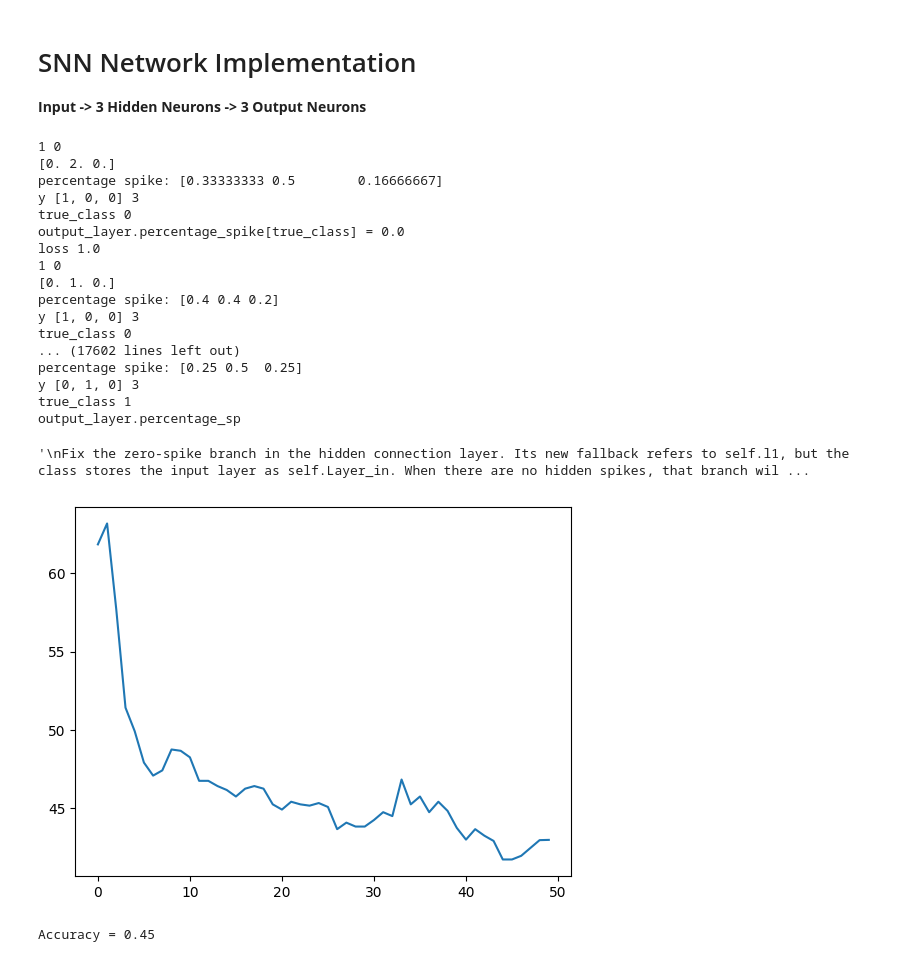
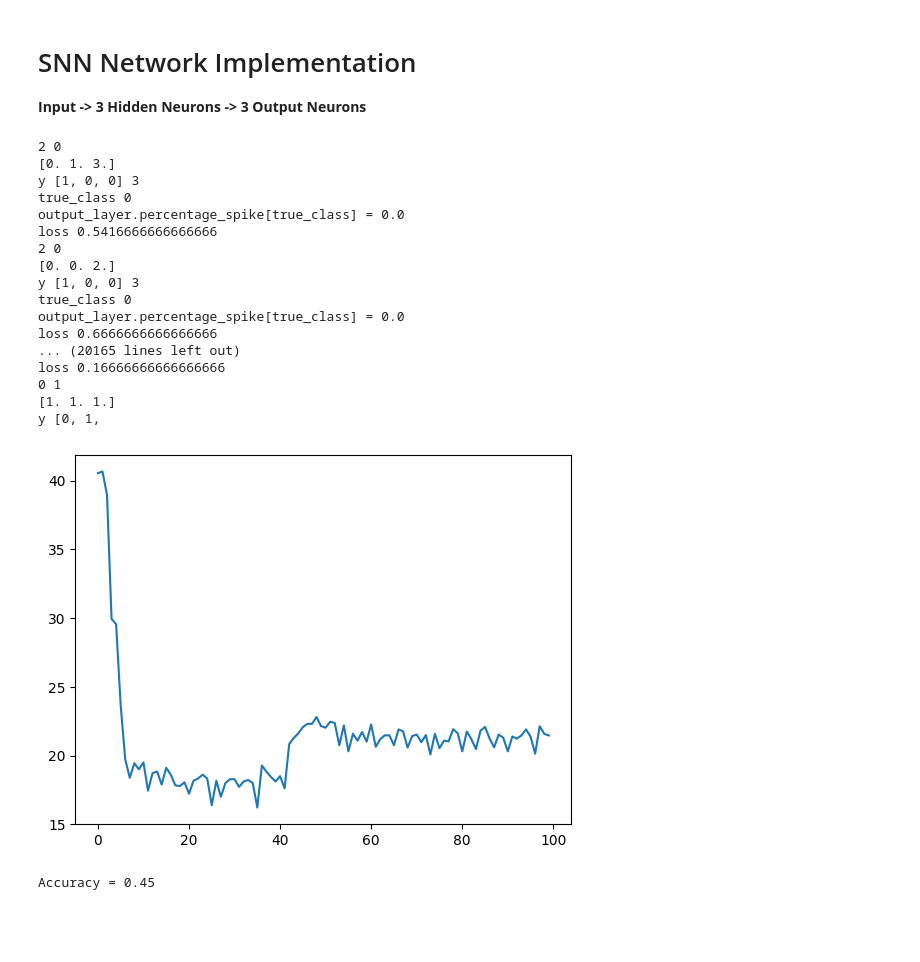
Before and after one commit to kadgitub7/LIF-based-SNN-on-FPGA, a Jupyter notebook: SNN_Custom_Model.ipynb, the cells around one changed output. Saved outputs shown, nothing was run; the diff lists cells and outputs as text; code cells hidden in the pictures; blank space fills up the shorter version.

Commit message:
fully updated training and many small bugs

```diff
--- a/SNN_Custom_Model.ipynb
+++ b/SNN_Custom_Model.ipynb
@@ -107,14 +107,14 @@ Testing Data
 
 class Spike_neuron():
     def __init__(self, weights, decay_c, fire_thresh, cooldown_thresh):
-        self.potential = 0                      # Current Potential in the Neuron Body
+        self.potential = 0.0                    # Current Potential in the Neuron Body
         self.weights = weights                  # Weights for each input from previous layer
         self.decay_c = decay_c                  # Decay constant which represents how fast the potential drops back to resting
         self.fire_thresh = fire_thresh          # Threshold at which the neuron fires to the next neurons in the next layer
         self.output = 0                         # Output signal of this neuron(firing signal)
         self.cooldown_thresh = cooldown_thresh  # Cooldown timer, usually brain neurons after firing have a set period for which they cannot fire
         self.counter = 0                        # The counter to enforce this timing delay between subsequent spikes
-        self.spike_input_corr = np.zeros(3)
+        self.spike_input_corr = np.zeros(len(self.weights))
 
     def accumulate(self, inputs):
         self.output = 0
@@ -125,7 +125,7 @@ class Spike_neuron():
             self.output = 0
             self.counter -= 1
         else:
-            potential_gain = self.weights @ inputs.T
+            potential_gain = float(self.weights @ inputs.T)
             self.potential += potential_gain
             if(self.potential >= self.fire_thresh):
                 self.spike_input_corr += inputs[0]
@@ -139,14 +139,14 @@ class Spike_neuron():
     def fire(self):
         # Firing involves setting the output to 1, setting potential back to 0, and setting a counter for cooldown
         self.output = 1
-        self.potential = np.array([0])
+        self.potential = 0.0
         self.counter = self.cooldown_thresh
 
     def reset_state(self):
         self.potential = 0
         self.output = 0
         self.counter = 0
-        self.spike_input_corr = np.zeros(3)
+        self.spike_input_corr = np.zeros(len(self.weights))
 # %%
 class Spike_Layer():
     def __init__(self, num_neuron, weights_v, decay_c_v, fire_thresh_v, cooldown_thresh_v):
@@ -303,7 +310,8 @@ def Training_Changes(connect_layers, output_layer, y):
 **Input -> 3 Hidden Neurons -> 3 Output Neurons**
 # %%
 # Initial weights and parameters
-weights = [[[3, 3, 3], [2, 2, 2], [1, 1, 1]], [[1, 1, 1], [3, 3, 3], [-1, -1, 3]]]
+
+weights = [np.random.uniform(0.5, 3.0, size=(3, 3)), np.random.uniform(0.5, 3.0, size=(3, 3))]
 decay_c = [[0.1, 0.2, 0.05], [0.1, 0.1, 0.1]]
 fire_thresh = [[10, 5, 6], [11, 6, 3]]
 cooldown_thresh = [[1, 1, 1], [1, 1, 1]]
@@ -330,80 +338,65 @@ potentials_3_2 = []
 input2 = []
 
 loss_per_epoch = []
-epoch = 50
+epoch = 100
 
 for j in range(epoch):
+    combined = list(zip(X_train, y_train))
+    rand.shuffle(combined)
+    X_train_epoch, y_train_epoch = zip(*combined)
     epoch_loss = 0
     for l in range(len(X_train)):
-        potentials_1 = []
-        potentials_2 = []
-        potentials_3 = []
-
-        potentials_1_2 = []
-        potentials_2_2 = []
-        potentials_3_2 = []
 
         # activation functions
-        input2 = []
-
-        for i in range(len(X_train[l])):
-            l1.signal_prop(np.array([X_train[l][i]]))
-            potentials_1.append(l1.neuron_list[0].potential)
-            potentials_2.append(l1.neuron_list[1].potential)
-            potentials_3.append(l1.neuron_list[2].potential)
-            input2.append(connect_layer.output_collect())
+        for i in range(len(X_train_epoch[l])):
+            l1.signal_prop(np.array([X_train_epoch[l][i]]))
+            hidden_spike = connect_layer.output_collect()
             connect_layer.log_output_spike()
-
-        for k in range(len(input2)):
-            l2.signal_prop([input2[k]])
-            potentials_1_2.append(l2.neuron_list[0].potential)
-            potentials_2_2.append(l2.neuron_list[1].potential)
-            potentials_3_2.append(l2.neuron_list[2].potential)
+            l2.signal_prop([hidden_spike])
             decision_layer.log_output_spike()
 
         connect_layer.compute_percentage_spikes()
         decision_layer.compute_percentage_spikes()
 
-        print(decision_layer.predict_output(), np.argmax(y_train[l]))
+        print(decision_layer.predict_output(), np.argmax(y_train_epoch[l]))
         print(decision_layer.output_count)
 
-        epoch_loss += (Training_Changes([connect_layer], decision_layer, y_train[l]))
+        epoch_loss += (Training_Changes([connect_layer], decision_layer, y_train_epoch[l]))
 
         connect_layer.freq_count = np.zeros(l1.num_neuron)
         decision_layer.output_count = np.zeros(l2.num_neuron)
 
         for neuron in l1.neuron_list:
             neuron.reset_state()
 
         for neuron in l2.neuron_list:
             neuron.reset_state()
     loss_per_epoch.append(epoch_loss)
 
 x_s = np.arange(0,len(loss_per_epoch),1)
 
 plt.plot(x_s,loss_per_epoch)
 
 print(loss_per_epoch)
 # %% [output]
-1 0
-[0. 2. 0.]
-percentage spike: [0.33333333 0.5        0.16666667]
+2 0
+[0. 1. 3.]
 y [1, 0, 0] 3
 true_class 0
 output_layer.percentage_spike[true_class] = 0.0
-loss 1.0
-1 0
-[0. 1. 0.]
-percentage spike: [0.4 0.4 0.2]
+loss 0.5416666666666666
+2 0
+[0. 0. 2.]
 y [1, 0, 0] 3
 true_class 0
-... (17602 lines left out)
-percentage spike: [0.25 0.5  0.25]
-y [0, 1, 0] 3
-true_class 1
-output_layer.percentage_sp
+output_layer.percentage_spike[true_class] = 0.0
+loss 0.6666666666666666
+... (20165 lines left out)
+loss 0.16666666666666666
+0 1
+[1. 1. 1.]
+y [0, 1,
-'\nFix the zero-spike branch in the hidden connection layer. Its new fallback refers to self.l1, but the class stores the input layer as self.Layer_in. When there are no hidden spikes, that branch wil ...
-[figure, old version]
+[figure, new version]
 # %%
 ## Accuracy with test samples
 
```
Also changed, not shown: parts of 2 cells of this notebook.
